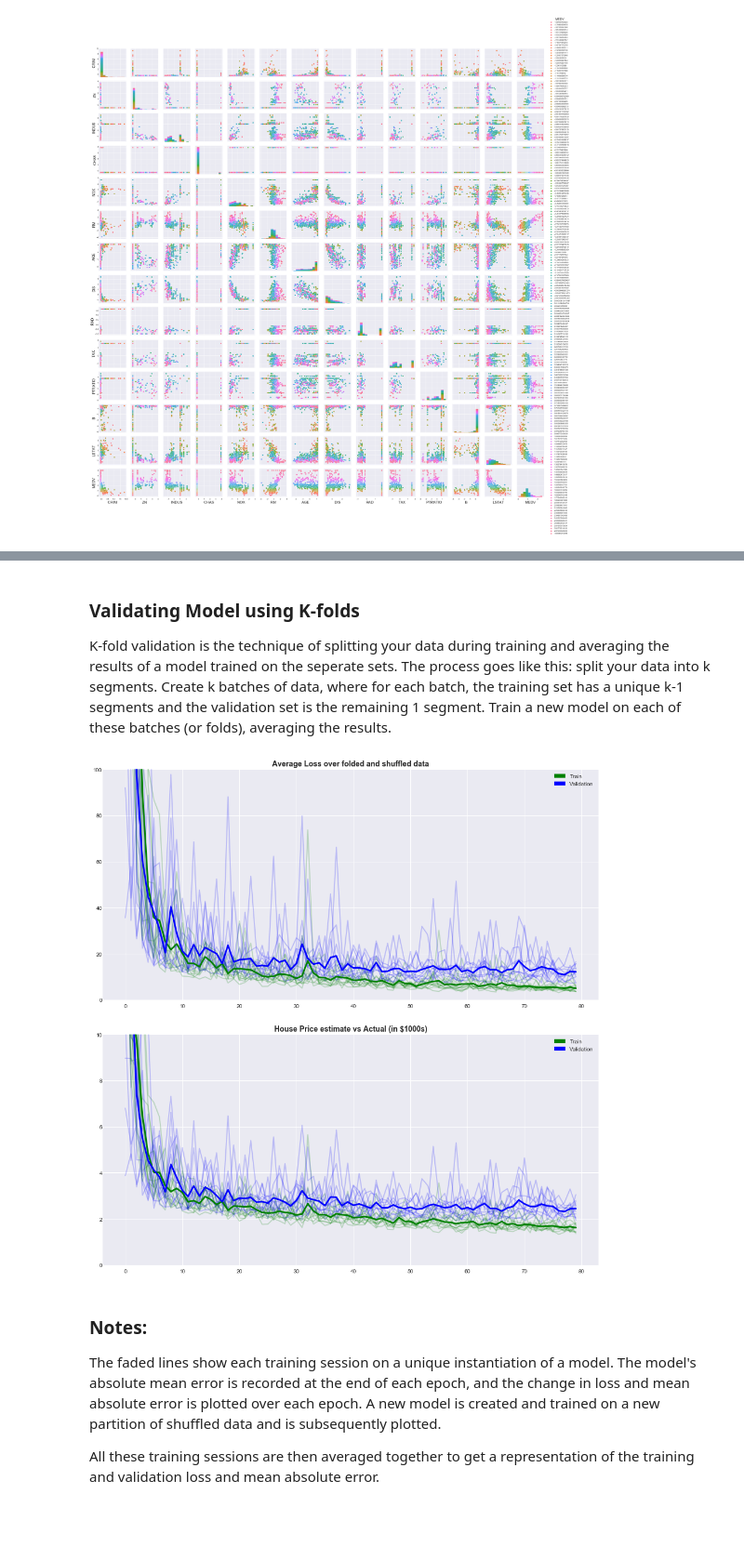
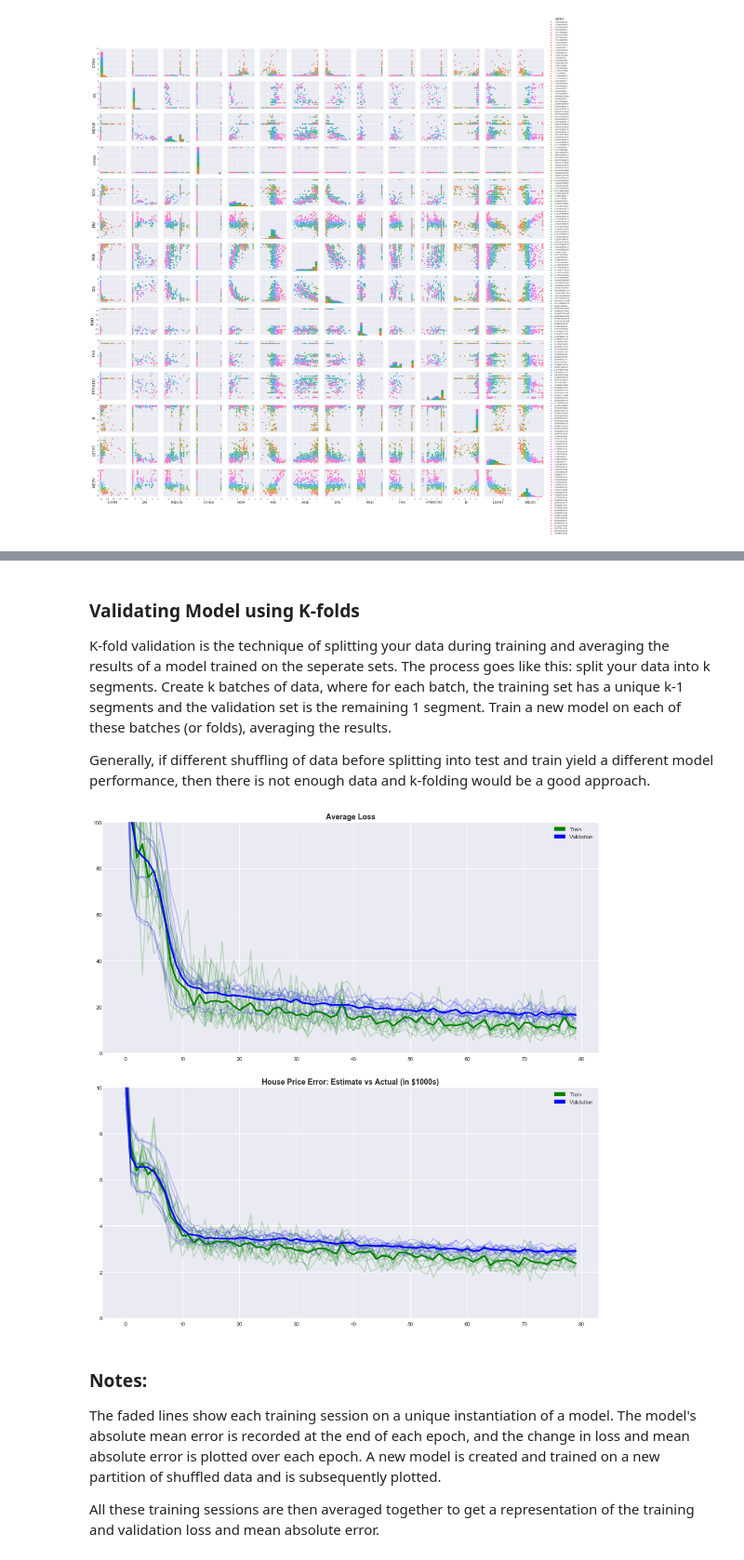
Before and after one commit to JoshZastrow/Boston-Housing-Price, a Jupyter notebook: ML Algorithms and Boston Housing Prices.ipynb, the cells around one changed output, grey strips where cells are left out. Shown at 93% size. Cells and saved outputs as stored; diff of their text form; code cells hidden in the pictures; blank space fills up the shorter version.

Commit message:
Completed Neural Network Model

```diff
--- a/ML Algorithms and Boston Housing Prices.ipynb
+++ b/ML Algorithms and Boston Housing Prices.ipynb
@@ -288,9 +418,10 @@ class plot_handler():
 # %% [markdown]
 ### Validating Model using K-folds
 K-fold validation is the technique of splitting your data during training and averaging the results of a model trained on the seperate sets. The process goes like this: split your data into k segments. Create k batches of data, where for each batch, the training set has a unique k-1 segments and the validation set is the remaining 1 segment. Train a new model on each of these batches (or folds), averaging the results.
+
+Generally, if different shuffling of data before splitting into test and train yield a different model performance, then there is not enough data and k-folding would be a good approach.
 # %%
 import matplotlib.patches as mpatches
-
 
 # join the x and y together for shuffling
 y_train = y_train.reshape((y_train.shape[0],1))
@@ -309,6 +440,7 @@ b = 0
 # Fit a scaling function to the train data
 scale = p.StandardScaler().fit(x_train)
 
+# Plotting Parameters #####################
 subplot = ['Mean Absolute Error', 'Loss'] * 2
 metrics = ['mean_absolute_error', 'loss', 'val_mean_absolute_error', 'val_loss']
 legends = ['Train', 'Train', 'Validation', 'Validation']
@@ -318,12 +450,13 @@ history_set = {metric: np.zeros(shape=(epoch_count, shuff_count * split_count))
 plotter = plot_handler(2, 1)
 plotter.add_plot(top=0,bottom=1,left=0,right=1,
                  name='Loss',
-                 title='Average Loss over folded and shuffled data')
+                 title='Average Loss')
 plotter.add_plot(top=1,bottom=2, left=0, right=1,
                  name='Mean Absolute Error',
-                 title='House Price estimate vs Actual (in $1000s)')
+                 title='House Price Error: Estimate vs Actual (in $1000s)')
+############################################
 
-best_model = base_model()
+best_model = NeuralNetwork(input_dim=x_train.shape[1], units=64)  # base_model()
 
 while i < shuff_count:
     i += 1
@@ -342,53 +475,50 @@ while i < shuff_count:
         xv = scale.transform(data[valid,:-1])
         yv = data[valid,-1:]
 
-        model = base_model()
-        history = model.fit(x=xt,
-                            y=yt,
-                            validation_data=(xv, yv),
-                            epochs=epoch_count,
-                            verbose=0)
+        model = NeuralNetwork(input_dim=x_train.shape[1], units=64)  # base_model()
+        history = model.fit(xt, yt, validation_data=(xv, yv), epochs=epoch_count)
 
         for m in metrics:
-            history_set[m][:, b] = history.history[m]
+            # history_set[m][:, b] = history.history[m]
+            history_set[m][:, b] = history[m]
 
         for metric, plot in zip(metrics, subplot):
             color = 'blue' if  metric[:3] == 'val' else 'green'
-            plotter.ax[plot].plot(history.history[metric],
+            plotter.ax[plot].plot(history[metric],
                                   c=color,
                                   linewidth=2,
                                   alpha=0.2)
 
         # Evaluate each model, keep the best one
-        curr_evaluation = model.evaluate(scale.transform(x_test), y_test, verbose=0)
-        best_evaluation = best_model.evaluate(scale.transform(x_test), y_test, verbose=0)
+        curr_evaluation = model.evaluate(scale.transform(x_test), y_test)  #, verbose=0)
+        best_evaluation = best_model.evaluate(scale.transform(x_test), y_test)  #, verbose=0)
 
         if curr_evaluation[1] < best_evaluation[1]:
             best_model = model
 
         b += 1
 
 # Plot average of all folds
 for metric, plot in zip(metrics, subplot):
     color = 'blue' if metric[:3] == 'val' else 'green'
     plotter.ax[plot].plot(np.mean(history_set[metric], axis=1),
                           c=color,
                           linewidth=3,
                           alpha=1.0)
 
 # Add Legend
 train = mpatches.Patch(color='green', label='Train')
 valid = mpatches.Patch(color='blue', label='Validation')
 
 for plot in subplot[:2]:
     plotter.ax[plot].legend(handles=[train, valid])
 
 plotter.ax['Loss'].set_ylim([0,100])
 plotter.ax['Mean Absolute Error'].set_ylim([0,10])
 
 plotter()
 # %% [output]
-[figure, old version]
+[figure, new version]
 # %% [markdown]
 ### Notes:
 
```
Also changed, not shown: parts of 9 cells of this notebook, 1 other file.
